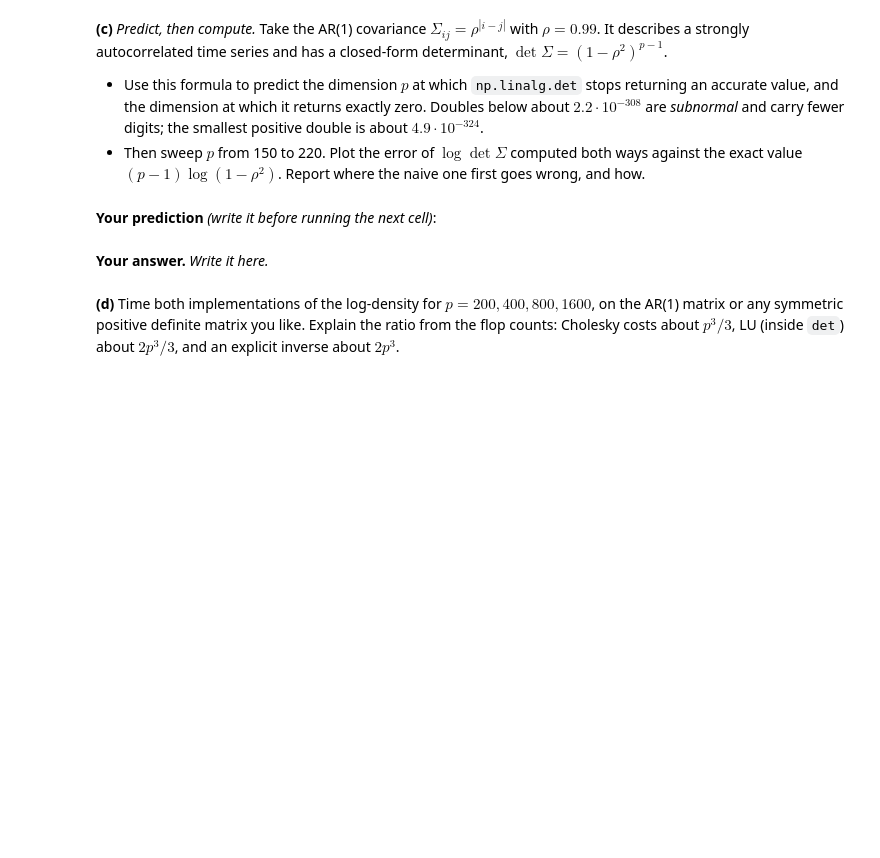
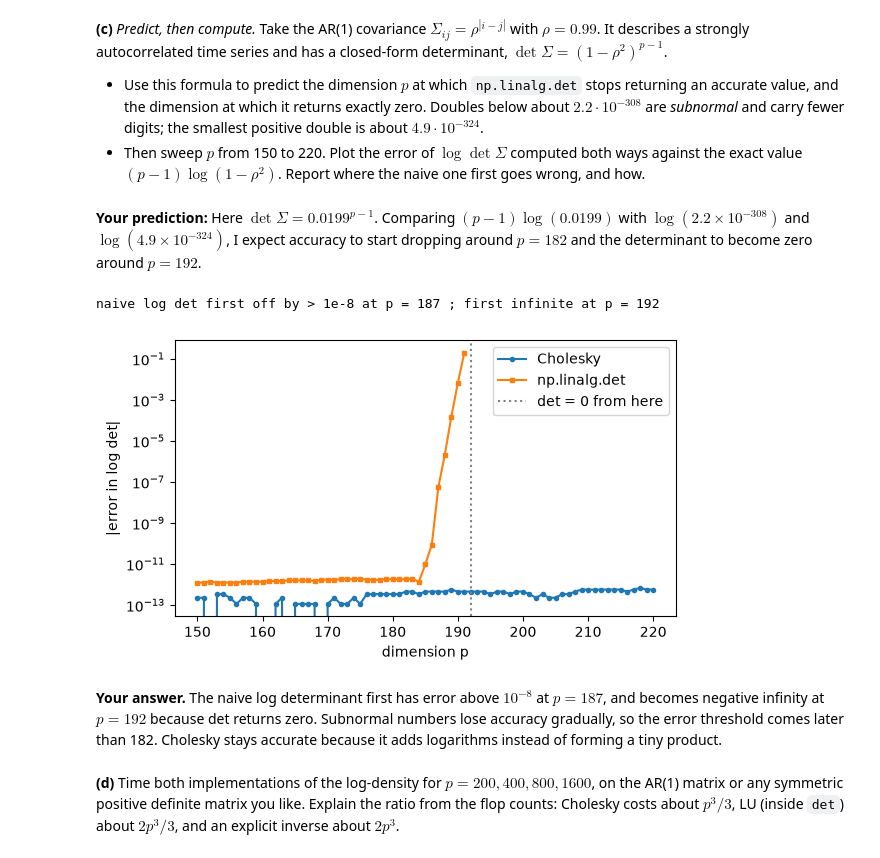
Before and after one commit to CallMeLiubomyr/la-labs, a Jupyter notebook: lab3/Lab3-CoreA-gaussian.ipynb, the cells around one changed output. Saved outputs shown, nothing was run; the diff lists cells and outputs as text; code cells hidden in the pictures; blank space fills up the shorter version.

```diff
--- a/lab3/Lab3-CoreA-gaussian.ipynb
+++ b/lab3/Lab3-CoreA-gaussian.ipynb
@@ -50,12 +54,13 @@ print(n, "tumours,", p, "features; first five:", list(data.feature_names[:5]))
 **(a)** Implement `sample_cov(X)`, the sample covariance $\operatorname{Cov} = \frac1n X_c^\top X_c$ of the centred data. The course uses the divisor $1/n$, so do not use `np.cov`, which divides by $n-1$. Then implement `sample_corr(X)`, the sample correlation matrix.
 # %%
 def sample_cov(X):
-    # YOUR CODE HERE
-    raise NotImplementedError
+    Xc = X - X.mean(axis=0)
+    return Xc.T @ Xc / Xc.shape[0]
 
 def sample_corr(X):
-    # YOUR CODE HERE
-    raise NotImplementedError
+    C = sample_cov(X)
+    s = np.sqrt(np.diag(C))
+    return C / np.outer(s, s)
 # %%
 # check
 C, R = sample_cov(X), sample_corr(X)
@@ -222,34 +270,38 @@ assert np.isclose(gauss_logpdf(x0, zero, R), ref)
 - Use this formula to predict the dimension $p$ at which `np.linalg.det` stops returning an accurate value, and the dimension at which it returns exactly zero. Doubles below about $2.2\cdot10^{-308}$ are *subnormal* and carry fewer digits; the smallest positive double is about $4.9\cdot10^{-324}$.
 - Then sweep $p$ from 150 to 220. Plot the error of $\log\det\Sigma$ computed both ways against the exact value $(p-1)\log(1-\rho^2)$. Report where the naive one first goes wrong, and how.
 # %% [markdown]
-**Your prediction** *(write it before running the next cell)*:
+**Your prediction:** Here $\det\Sigma = 0.0199^{p-1}$. Comparing $(p-1)\log(0.0199)$ with $\log(2.2\times10^{-308})$ and $\log(4.9\times10^{-324})$, I expect accuracy to start dropping around $p=182$ and the determinant to become zero around $p=192$.
 # %%
 def ar1(p, rho):
     i = np.arange(p)
     return rho ** np.abs(i[:, None] - i[None, :])
 
 rho = 0.99
 ps = np.arange(150, 221)
 err_chol, err_naive = [], []
 for q in ps:
     S = ar1(q, rho)
     exact = (q - 1) * np.log(1 - rho ** 2)
-    # YOUR CODE HERE
-    raise NotImplementedError
+    L = sl.cholesky(S, lower=True)
+    ld_chol = 2 * np.log(np.diag(L)).sum()
+    ld_naive = np.log(np.linalg.det(S))
     err_chol.append(abs(ld_chol - exact))
     err_naive.append(abs(ld_naive - exact))
 
 err_naive = np.array(err_naive)
 first_bad = ps[np.argmax(err_naive > 1e-8)]
 first_inf = ps[np.argmax(~np.isfinite(err_naive))]
 print("naive log det first off by > 1e-8 at p =", first_bad, "; first infinite at p =", first_inf)
 plt.figure(figsize=(6, 3.5))
 plt.semilogy(ps, err_chol, "o-", ms=3, label="Cholesky")
 plt.semilogy(ps, np.where(np.isfinite(err_naive), err_naive, np.nan), "s-", ms=3, label="np.linalg.det")
 plt.axvline(first_inf, color="grey", ls=":", label="det = 0 from here")
 plt.xlabel("dimension p"); plt.ylabel("|error in log det|"); plt.legend(); plt.tight_layout(); plt.show()
+# %% [output]
+naive log det first off by > 1e-8 at p = 187 ; first infinite at p = 192
+[figure, added]
 # %% [markdown]
-**Your answer.** *Write it here.*
+**Your answer.** The naive log determinant first has error above $10^{-8}$ at $p=187$, and becomes negative infinity at $p=192$ because det returns zero. Subnormal numbers lose accuracy gradually, so the error threshold comes later than 182. Cholesky stays accurate because it adds logarithms instead of forming a tiny product.
 # %% [markdown]
 **(d)** Time both implementations of the log-density for $p = 200, 400, 800, 1600$, on the AR(1) matrix or any symmetric positive definite matrix you like. Explain the ratio from the flop counts: Cholesky costs about $p^3/3$, LU (inside `det`) about $2p^3/3$, and an explicit inverse about $2p^3$.
 # %%
```
Also changed, not shown: parts of 35 cells of this notebook.
